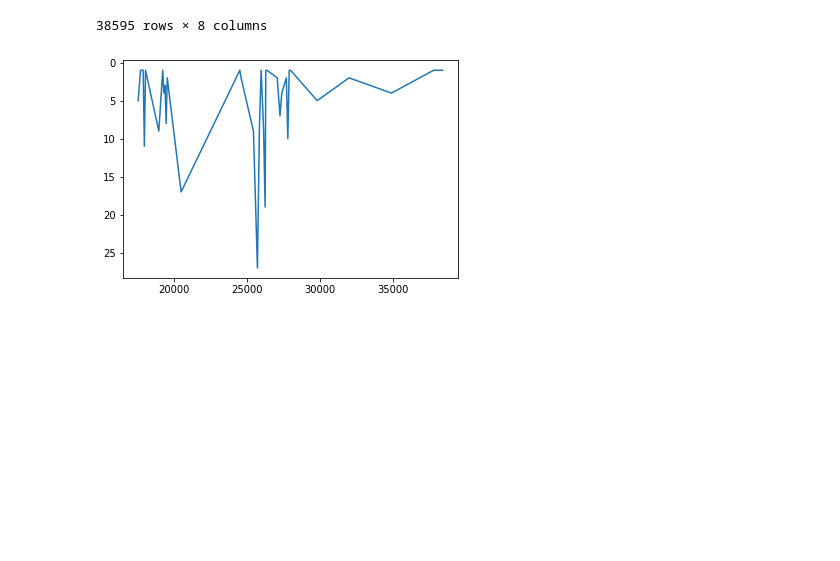
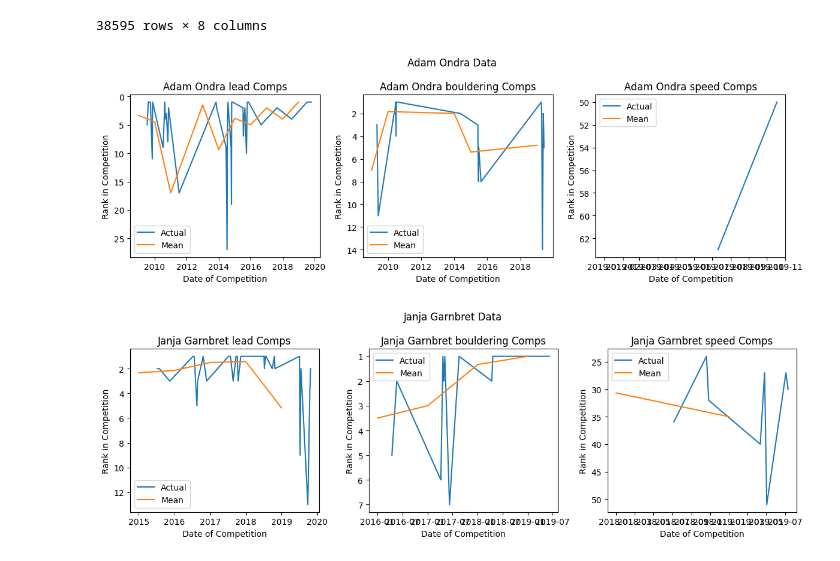
Before and after one commit to eabrouwer3/operation-whirling-dervish, a Jupyter notebook: cleaning/Read Worldcup JSON.ipynb, the cells around one changed output. Cells and saved outputs as stored; diff of their text form; code cells hidden in the pictures; blank space fills up the shorter version.

```diff
--- a/cleaning/Read Worldcup JSON.ipynb
+++ b/cleaning/Read Worldcup JSON.ipynb
@@ -4,6 +4,9 @@ import json
 import numpy as np
 import re
 from matplotlib import pyplot as plt
+
+plt.rcParams['figure.figsize'] = [12, 8]
+plt.rcParams['figure.dpi'] = 100
 # %%
 all_data = []
 for year in range(1991, 2020):
@@ -88,13 +91,43 @@ days = dates.apply(stop_at_alpha)
 df['day'] = days.astype(int)
 df['month'] = months.astype(int)
 df['parsed_date'] = pd.to_datetime(df.year*10000+df.month*100+df.day,format='%Y%m%d')
-# df = df.sort_values(by=['year', 'month', 'day'], ascending=[False, True, True])
-
-adam_data = df[(df['athlete_id'] == 8372) & (df['type'] == 'lead')]
-plt.plot(adam_data['rank'])
-plt.gca().invert_yaxis()
-plt.show()
-
-# df.to_csv('../data/clean_worldcup_data.csv')
+df['year'] = pd.to_datetime(df.year,format='%Y')
+df.to_csv('../data/clean_worldcup_data.csv')
-# %% [output]
-[figure, removed]
+# %%
+def plot_athlete(id_, name):
+    def plot_type(type_):
+        data = df[(df['athlete_id'] == id_) & (df['type'] == type_)]
+        plt.plot(data['parsed_date'], data['rank'], label='Actual')
+        grouped = data.groupby('year').mean()
+        plt.plot(grouped.index, grouped['rank'], label='Mean')
+        plt.gca().invert_yaxis()
+        plt.legend()
+        plt.ylabel('Rank in Competition')
+        plt.xlabel('Date of Competition')
+        plt.title(f'{name} {type_} Comps')
+
+    old_figsize = plt.rcParams['figure.figsize']
+    plt.rcParams['figure.figsize'] = [12, 4]
+
+    plt.subplot(131)
+    plot_type('lead')
+    plt.subplot(132)
+    plot_type('bouldering')
+    plt.subplot(133)
+    plot_type('speed')
+    plt.suptitle(f'{name} Data')
+    plt.tight_layout()
+    plt.show()
+
+    plt.rcParams['figure.figsize'] = old_figsize
+
+plot_athlete(8372, 'Adam Ondra')
+plot_athlete(11989, 'Janja Garnbret')
+
+# plt.plot(df.groupby(['athlete_id', 'year'])['rank'].mean())
+# df.groupby(['athlete_id', 'year'])['rank'].mean().plot(x='year')
+# plt.gca().invert_yaxis()
+# plt.show()
+# %% [output]
+[figure, added]
+[figure, added]
```
Also changed, not shown: 1 other file.
